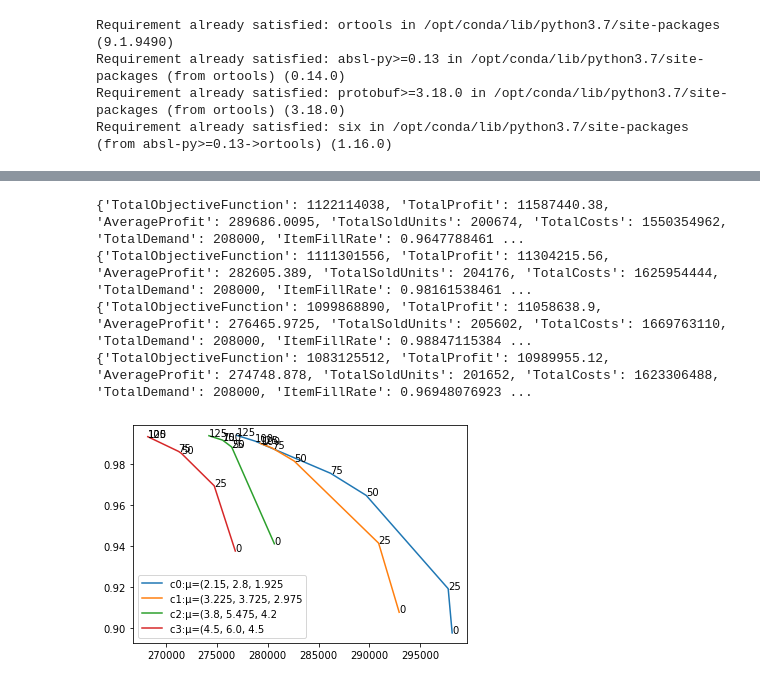
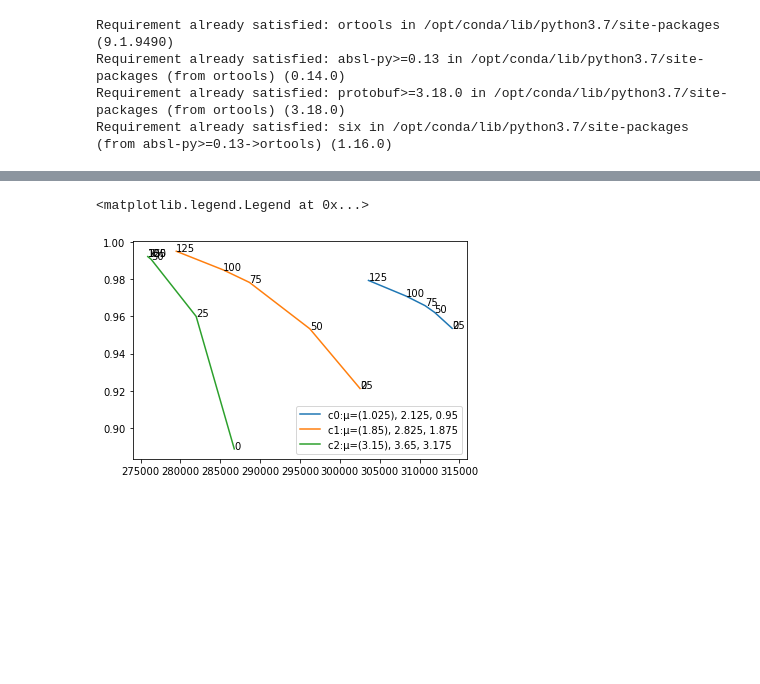
Before and after one commit to remisoulignac/scm_optim_problems, a Jupyter notebook: Scream-MILP.ipynb, the cells around one changed output, grey strips where cells are left out. Saved outputs shown, nothing was run; the diff lists cells and outputs as text; code cells hidden in the pictures; blank space fills up the shorter version.

```diff
--- a/Scream-MILP.ipynb
+++ b/Scream-MILP.ipynb
@@ -797,9 +816,11 @@ Ran 14 tests in 7.214s
 OK
 <unittest.runner.TextTestResult run=14 errors=0 failures=0>
 # %%
+# Try to find the best combinaison of WIPBackupInventoryInitialLevel, FGBackupInventoryInitialLevel, BackupSupplierPolicyIsChoosen,
+# BackupPlantPolicyIsChoosen, BackupDCPolicyIsChoosen for various combinaison of disruption durations and MissedSalePenalty Costs
 RANDOM=np.random.default_rng(0)
 masterModels=[]
-for disruption in np.arange(2, 6, 1):
+for disruption in np.arange(1, 4, 1):
     masterModelGroup=[]
     scenarios=BuildScenarios(count=40,
                              disruptionSupplierDurationMean=disruption, #Waco risk index is Relatively Moderate
@@ -873,23 +894,17 @@ Disruption:2,MissedSalePenalty:125
 # %%
+# draw the various curves X=Profit, Y=IFR while varying Missed Sale Penalty
 x=np.vectorize(lambda mm:mm.Results["AverageProfit"])(masterModels)
 y=np.vectorize(lambda mm:mm.Results["ItemFillRate"])(masterModels)
 
 import matplotlib.pyplot as plt
 for c in range(0, len(masterModels)):
     plt.plot(x[c],
-             y[c], label=f'c{c}:µ=({np.mean([len(s["DisruptionSupplier"]) for s in masterModels[c][0].Scenarios])}, '
+             y[c], label=f'c{c}:µ=({np.mean([len(s["DisruptionSupplier"]) for s in masterModels[c][0].Scenarios])}), '
                           f'{np.mean([len(s["DisruptionPlant"]) for s in masterModels[c][0].Scenarios])}, '
                           f'{np.mean([len(s["DisruptionDC"]) for s in masterModels[c][0].Scenarios])}')
     for p in range(0, len(x[c])):
         plt.text(x[c][p], y[c][p], masterModels[c][p].MissedSalePenalty)
 plt.legend()
-print(masterModels[0][2].Results)
-print(masterModels[1][2].Results)
-print(masterModels[2][1].Results)
-print(masterModels[3][1].Results)
 # %% [output]
-{'TotalObjectiveFunction': 1122114038, 'TotalProfit': 11587440.38, 'AverageProfit': 289686.0095, 'TotalSoldUnits': 200674, 'TotalCosts': 1550354962, 'TotalDemand': 208000, 'ItemFillRate': 0.9647788461 ...
-{'TotalObjectiveFunction': 1111301556, 'TotalProfit': 11304215.56, 'AverageProfit': 282605.389, 'TotalSoldUnits': 204176, 'TotalCosts': 1625954444, 'TotalDemand': 208000, 'ItemFillRate': 0.98161538461 ...
-{'TotalObjectiveFunction': 1099868890, 'TotalProfit': 11058638.9, 'AverageProfit': 276465.9725, 'TotalSoldUnits': 205602, 'TotalCosts': 1669763110, 'TotalDemand': 208000, 'ItemFillRate': 0.98847115384 ...
-{'TotalObjectiveFunction': 1083125512, 'TotalProfit': 10989955.12, 'AverageProfit': 274748.878, 'TotalSoldUnits': 201652, 'TotalCosts': 1623306488, 'TotalDemand': 208000, 'ItemFillRate': 0.96948076923 ...
+<matplotlib.legend.Legend at 0x...>
-[figure, old version]
+[figure, new version]
```
Also changed, not shown: parts of 4 cells of this notebook.
